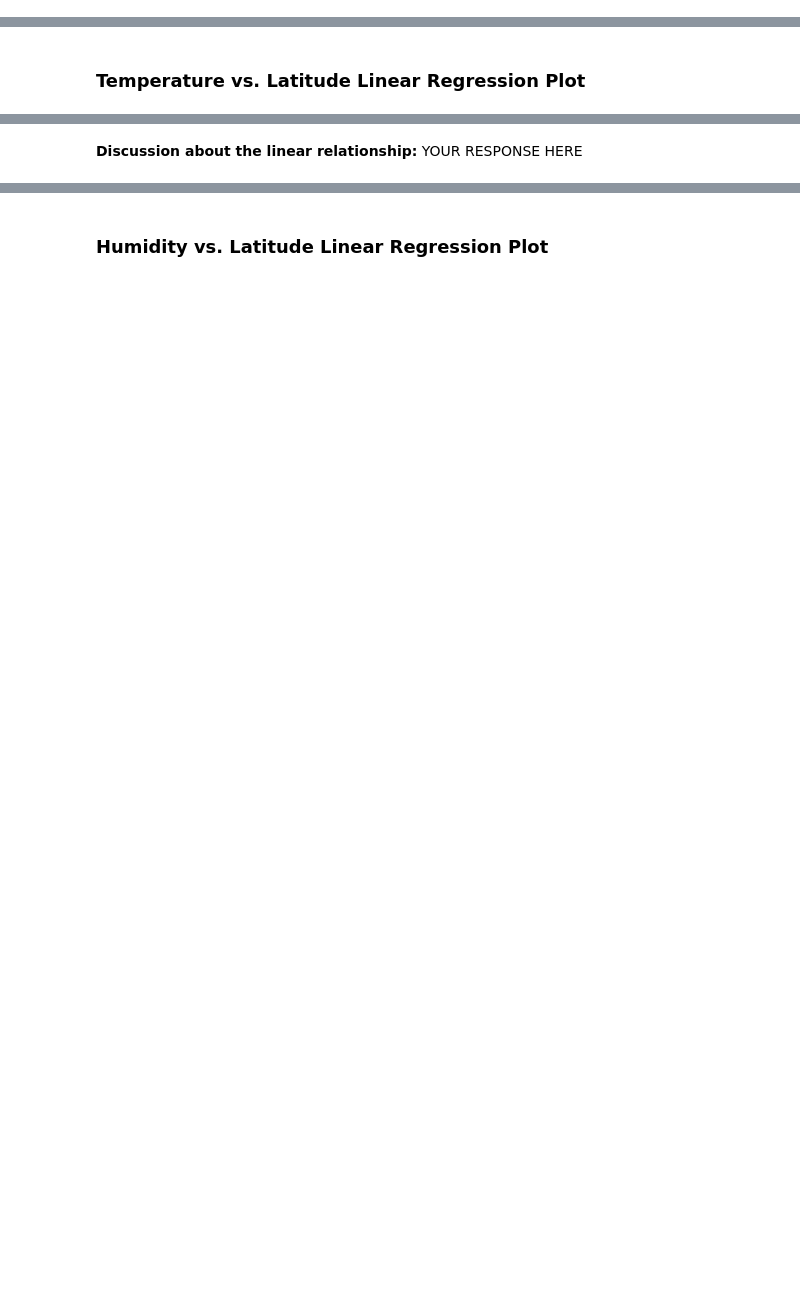
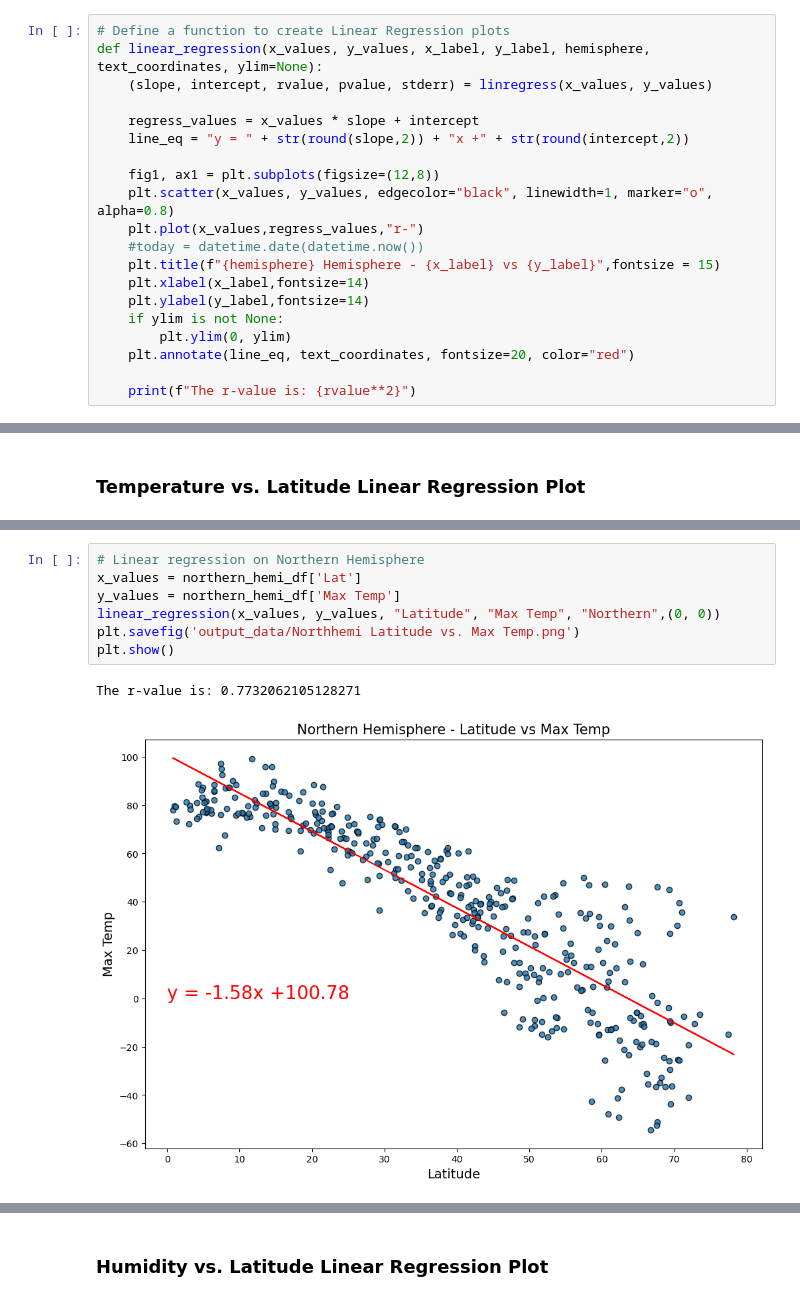
Before and after one commit to ashuudupa/python-api-challenge, a Jupyter notebook: WeatherPy/WeatherPy.ipynb, the cells around one changed output, grey strips where cells are left out. Drawn from its saved outputs; the diff is of its cells as text; blank space fills up the shorter version.

```diff
--- a/WeatherPy/WeatherPy.ipynb
+++ b/WeatherPy/WeatherPy.ipynb
@@ -283,2 +280,22 @@ plt.show()
+# %%
+# Define a function to create Linear Regression plots
+def linear_regression(x_values, y_values, x_label, y_label, hemisphere, text_coordinates, ylim=None):
+    (slope, intercept, rvalue, pvalue, stderr) = linregress(x_values, y_values)
+
+    regress_values = x_values * slope + intercept
+    line_eq = "y = " + str(round(slope,2)) + "x +" + str(round(intercept,2))
+
+    fig1, ax1 = plt.subplots(figsize=(12,8))
+    plt.scatter(x_values, y_values, edgecolor="black", linewidth=1, marker="o", alpha=0.8)
+    plt.plot(x_values,regress_values,"r-")
+    #today = datetime.date(datetime.now())
+    plt.title(f"{hemisphere} Hemisphere - {x_label} vs {y_label}",fontsize = 15)
+    plt.xlabel(x_label,fontsize=14)
+    plt.ylabel(y_label,fontsize=14)
+    if ylim is not None:
+        plt.ylim(0, ylim)
+    plt.annotate(line_eq, text_coordinates, fontsize=20, color="red")
+
+    print(f"The r-value is: {rvalue**2}")
 # %%
 # Create a DataFrame with the Northern Hemisphere data (Latitude >= 0)
@@ -325,2 +330,10 @@ The r-value is: 0.4121057168607245
-# %% [markdown]
-**Discussion about the linear relationship:** YOUR RESPONSE HERE
+# %%
+# Linear regression on Northern Hemisphere
+x_values = northern_hemi_df['Lat']
+y_values = northern_hemi_df['Max Temp']
+linear_regression(x_values, y_values, "Latitude", "Max Temp", "Northern",(0, 0))
+plt.savefig('output_data/Northhemi Latitude vs. Max Temp.png')
+plt.show()
+# %% [output]
+The r-value is: 0.7732062105128271
+[figure, added]
```
Also changed, not shown: parts of 30 cells of this notebook, 13 other files.
